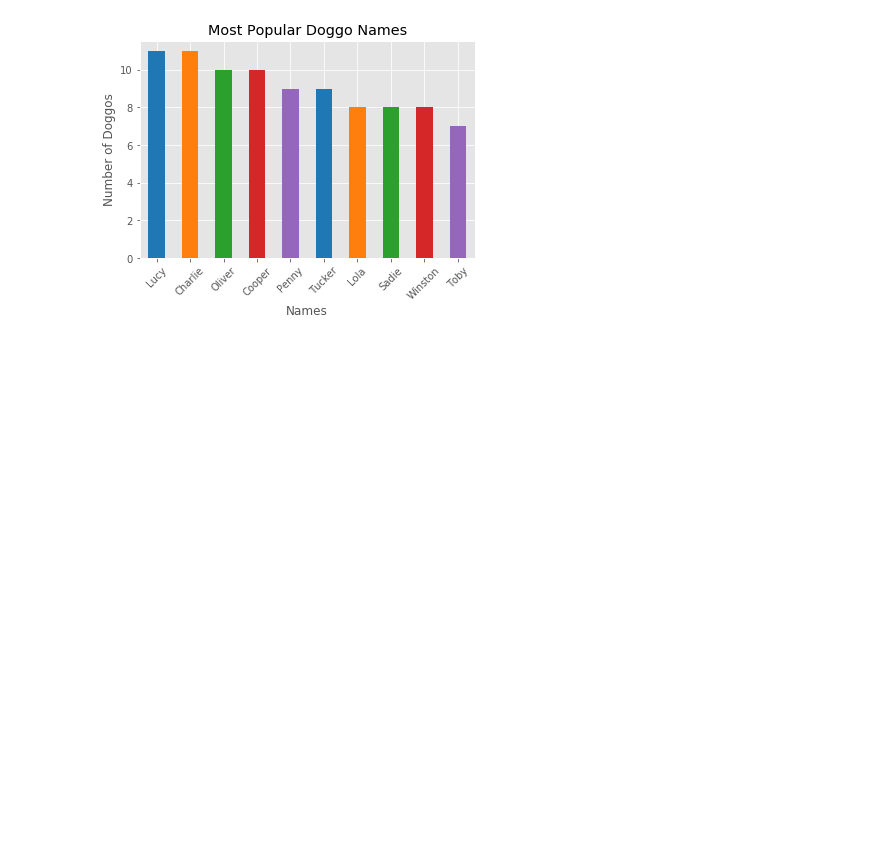
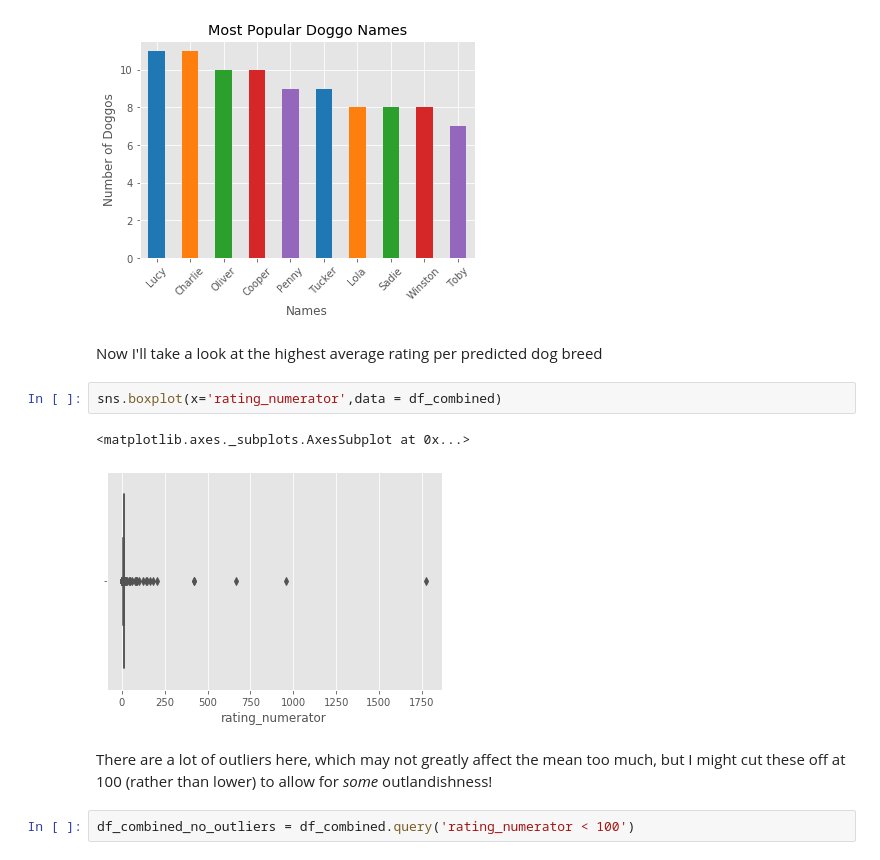
Before and after one commit to Tavnuh/we-rate-dogs, a Jupyter notebook: wrangle_act.ipynb, the cells around one changed output. Saved outputs shown, nothing was run; the diff lists cells and outputs as text; blank space fills up the shorter version.

Commit message:
Final visualisations complete

```diff
--- a/wrangle_act.ipynb
+++ b/wrangle_act.ipynb
@@ -617,3 +617,14 @@ plt.ylabel('Number of Doggos')
 plt.xticks(rotation= 45);
 # %% [output]
 [figure]
+# %% [markdown]
+Now I'll take a look at the highest average rating per predicted dog breed
+# %%
+sns.boxplot(x='rating_numerator',data = df_combined)
+# %% [output]
+<matplotlib.axes._subplots.AxesSubplot at 0x...>
+[figure, added]
+# %% [markdown]
+There are a lot of outliers here, which may not greatly affect the mean too much, but I might cut these off at 100 (rather than lower) to allow for *some* outlandishness!
+# %%
+df_combined_no_outliers = df_combined.query('rating_numerator < 100')
```
Also changed, not shown: parts of 14 cells of this notebook.
